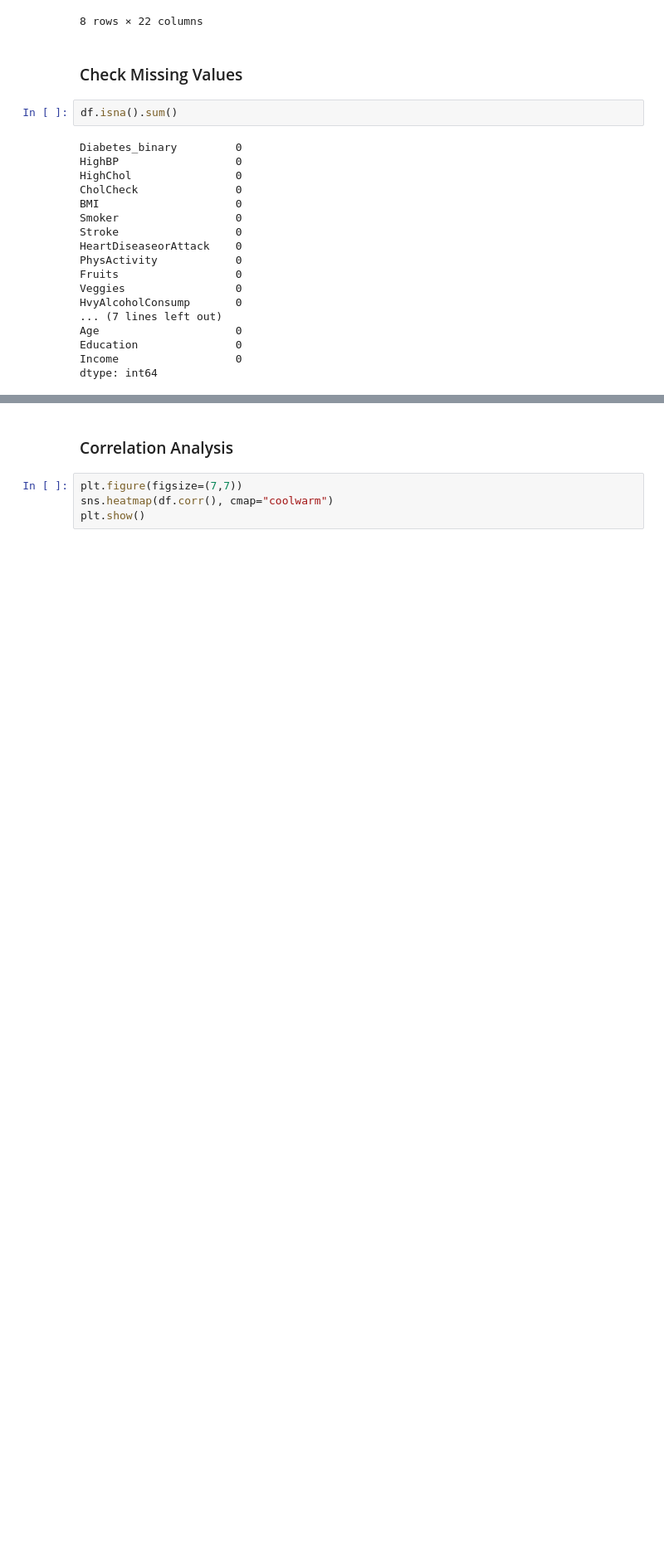
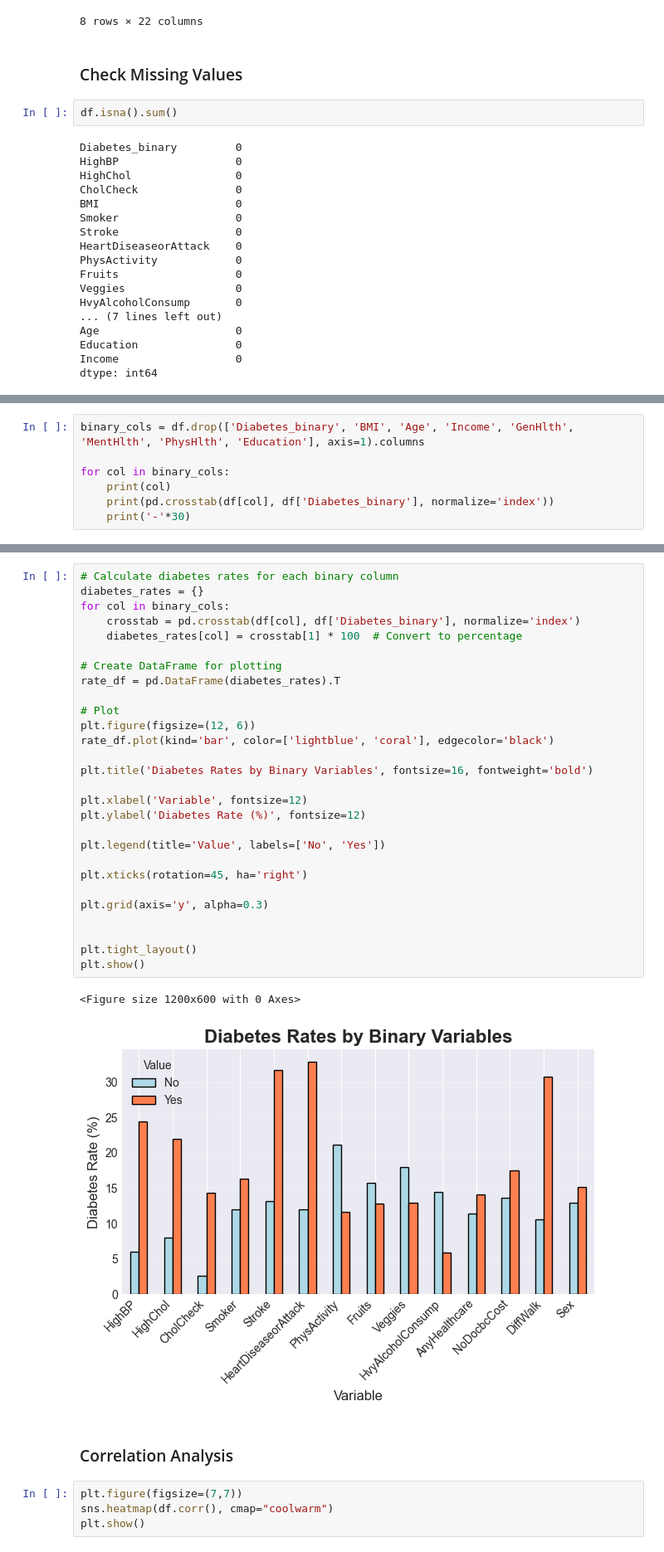
Before and after one commit to MohammedBabaqi/DiaClassifier-Benchmarking-ML-Models, a Jupyter notebook: notebooks/diabetes_classification_multiple_model_pipline.ipynb, the cells around one changed output, grey strips where cells are left out. Shown at 83% size. Saved outputs shown, nothing was run; the diff lists cells and outputs as text; blank space fills up the shorter version.

```diff
--- a/notebooks/diabetes_classification_multiple_model_pipline.ipynb
+++ b/notebooks/diabetes_classification_multiple_model_pipline.ipynb
@@ -283,0 +287,7 @@ dtype: int64
+# %%
+binary_cols = df.drop(['Diabetes_binary', 'BMI', 'Age', 'Income', 'GenHlth', 'MentHlth', 'PhysHlth', 'Education'], axis=1).columns
+
+for col in binary_cols:
+    print(col)
+    print(pd.crosstab(df[col], df['Diabetes_binary'], normalize='index'))
+    print('-'*30)
@@ -284,3 +312,34 @@ dtype: int64
+# %%
+# Calculate diabetes rates for each binary column
+diabetes_rates = {}
+for col in binary_cols:
+    crosstab = pd.crosstab(df[col], df['Diabetes_binary'], normalize='index')
+    diabetes_rates[col] = crosstab[1] * 100  # Convert to percentage
+
+# Create DataFrame for plotting
+rate_df = pd.DataFrame(diabetes_rates).T
+
+# Plot
+plt.figure(figsize=(12, 6))
+rate_df.plot(kind='bar', color=['lightblue', 'coral'], edgecolor='black')
+
+plt.title('Diabetes Rates by Binary Variables', fontsize=16, fontweight='bold')
+
+plt.xlabel('Variable', fontsize=12)
+plt.ylabel('Diabetes Rate (%)', fontsize=12)
+
+plt.legend(title='Value', labels=['No', 'Yes'])
+
+plt.xticks(rotation=45, ha='right')
+
+plt.grid(axis='y', alpha=0.3)
+
+
+plt.tight_layout()
+plt.show()
+# %% [output]
+<Figure size 1200x600 with 0 Axes>
+[figure, added]
 # %% [markdown]
 ### Correlation Analysis
 # %%
```
Also changed, not shown: parts of 27 cells of this notebook, 3 other files.
